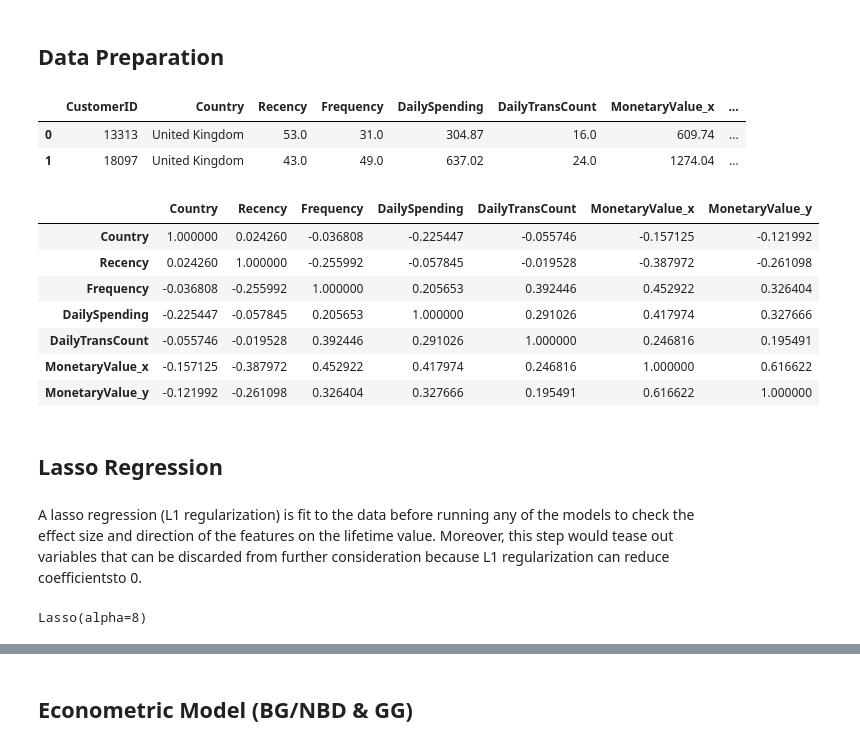
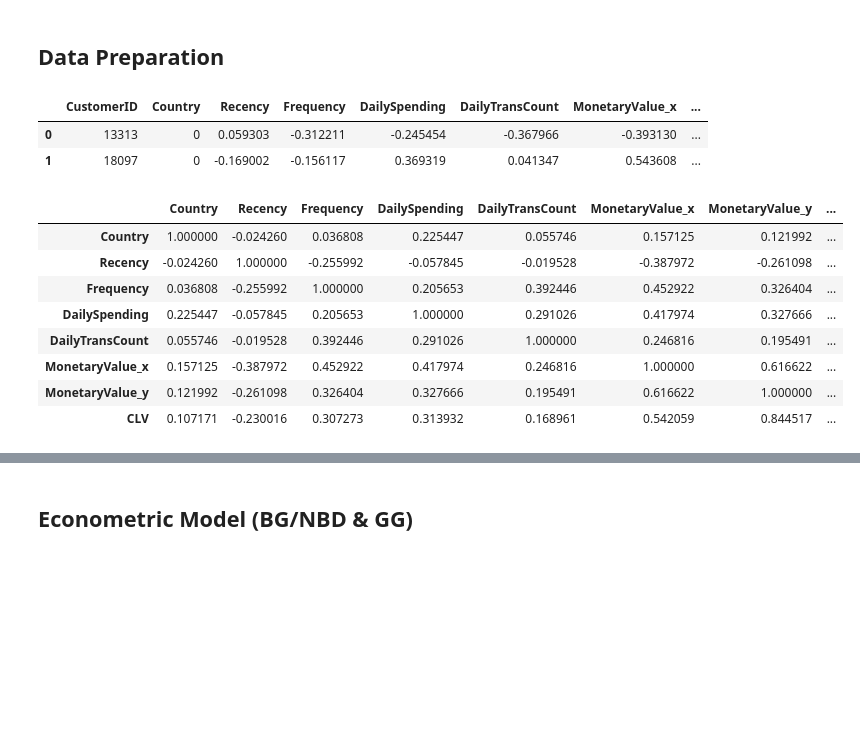
Before and after one commit to vubanc/AWS_DeployedCLVPredictor, a Jupyter notebook: AWS_DeployedCLVPredictor.ipynb, the cells around one changed output, grey strips where cells are left out. Saved outputs shown, nothing was run; the diff lists cells and outputs as text; code cells hidden in the pictures; blank space fills up the shorter version.

Commit message:
Updated Data Wrangling and AWS_DeployedCLVPredictor notebooks

```diff
--- a/AWS_DeployedCLVPredictor.ipynb
+++ b/AWS_DeployedCLVPredictor.ipynb
@@ -29,7 +38,7 @@ role = sagemaker.get_execution_role()
 bucket = sess.default_bucket()
 region = sess.boto_region_name
 # %%
-df_customers_uri = 's3://sagemaker-us-east-2-397738742408/data/customers/'
-df_transactions_uri = 's3://sagemaker-us-east-2-397738742408/data/transactions/'
+df_customers_uri = 's3://sagemaker-us-east-2-009906457426/data/customers/'
+df_transactions_uri = 's3://sagemaker-us-east-2-009906457426/data/transactions/'
 output_location = "s3://{}/data/output".format(bucket)
 # %%
@@ -50,18 +58,18 @@ df_customers = wr.s3.read_csv(df_customers_uri)
 df_customers.head(2)
 # %% [output]
 |  | CustomerID | Country | Recency | Frequency | DailySpending | DailyTransCount | MonetaryValue_x | ... |
-| 0 | 13313 | United Kingdom | 53.0 | 31.0 | 304.87 | 16.0 | 609.74 | ... |
-| 1 | 18097 | United Kingdom | 43.0 | 49.0 | 637.02 | 24.0 | 1274.04 | ... |
+| 0 | 13313 | 0 | 0.059303 | -0.312211 | -0.245454 | -0.367966 | -0.393130 | ... |
+| 1 | 18097 | 0 | -0.169002 | -0.156117 | 0.369319 | 0.041347 | 0.543608 | ... |
 # %%
-df_customers["Country"] = df_customers.Country.apply(lambda x: 1 if x=="United Kingdom" else 0)
 df_customers.drop(labels=["CustomerID"], axis=1).corr()
 # %% [output]
-|  | Country | Recency | Frequency | DailySpending | DailyTransCount | MonetaryValue_x | MonetaryValue_y |
-| Country | 1.000000 | 0.024260 | -0.036808 | -0.225447 | -0.055746 | -0.157125 | -0.121992 |
-| Recency | 0.024260 | 1.000000 | -0.255992 | -0.057845 | -0.019528 | -0.387972 | -0.261098 |
-| Frequency | -0.036808 | -0.255992 | 1.000000 | 0.205653 | 0.392446 | 0.452922 | 0.326404 |
-| DailySpending | -0.225447 | -0.057845 | 0.205653 | 1.000000 | 0.291026 | 0.417974 | 0.327666 |
-| DailyTransCount | -0.055746 | -0.019528 | 0.392446 | 0.291026 | 1.000000 | 0.246816 | 0.195491 |
-| MonetaryValue_x | -0.157125 | -0.387972 | 0.452922 | 0.417974 | 0.246816 | 1.000000 | 0.616622 |
-| MonetaryValue_y | -0.121992 | -0.261098 | 0.326404 | 0.327666 | 0.195491 | 0.616622 | 1.000000 |
+|  | Country | Recency | Frequency | DailySpending | DailyTransCount | MonetaryValue_x | MonetaryValue_y | ... |
+| Country | 1.000000 | -0.024260 | 0.036808 | 0.225447 | 0.055746 | 0.157125 | 0.121992 | ... |
+| Recency | -0.024260 | 1.000000 | -0.255992 | -0.057845 | -0.019528 | -0.387972 | -0.261098 | ... |
+| Frequency | 0.036808 | -0.255992 | 1.000000 | 0.205653 | 0.392446 | 0.452922 | 0.326404 | ... |
+| DailySpending | 0.225447 | -0.057845 | 0.205653 | 1.000000 | 0.291026 | 0.417974 | 0.327666 | ... |
+| DailyTransCount | 0.055746 | -0.019528 | 0.392446 | 0.291026 | 1.000000 | 0.246816 | 0.195491 | ... |
+| MonetaryValue_x | 0.157125 | -0.387972 | 0.452922 | 0.417974 | 0.246816 | 1.000000 | 0.616622 | ... |
+| MonetaryValue_y | 0.121992 | -0.261098 | 0.326404 | 0.327666 | 0.195491 | 0.616622 | 1.000000 | ... |
+| CLV | 0.107171 | -0.230016 | 0.307273 | 0.313932 | 0.168961 | 0.542059 | 0.844517 | ... |
 # %%
@@ -85,6 +93,2 @@ test_uri = sess.upload_data(bucket=bucket, key_prefix="data/test/test.csv", path
 # %%
 train_data = sagemaker.inputs.TrainingInput(s3_data='s3://{}/data/train'.format(bucket), content_type='text/csv')
-# %% [markdown]
-## Lasso Regression
-# %% [markdown]
-A lasso regression (L1 regularization) is fit to the data before running any of the models to check the effect size and direction of the features on the lifetime value. Moreover, this step would tease out variables that can be discarded from further consideration because L1 regularization can reduce coefficientsto 0.
@@ -93,5 +94,0 @@ from sklearn.linear_model import Lasso
-# %%
-lasso = Lasso(alpha=8)
-lasso.fit(train_x, train_y)
-# %% [output]
-Lasso(alpha=8)
```
Also changed, not shown: parts of 21 cells of this notebook, 1 other file.
